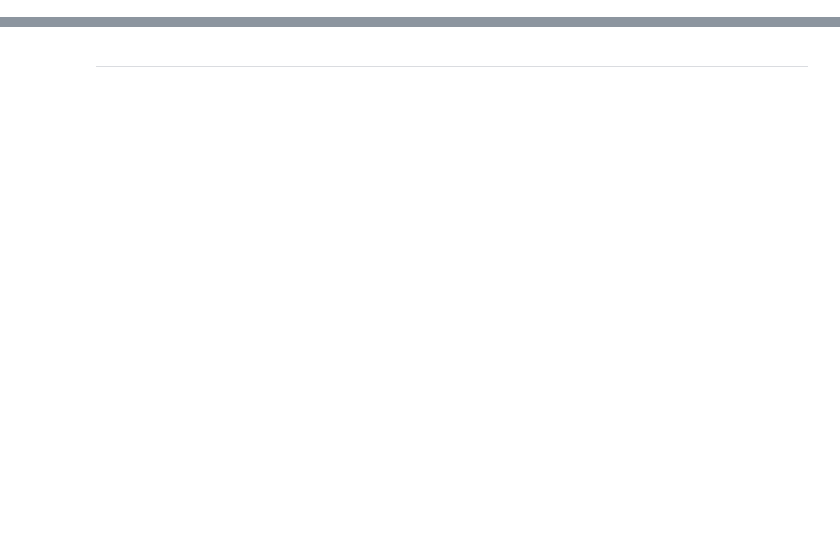
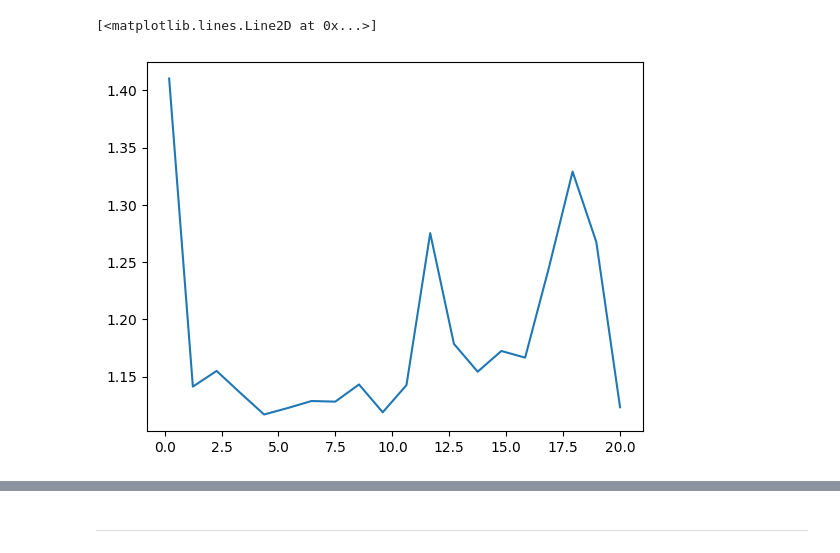
Before and after one commit to z7743/FastCCM, a Jupyter notebook: notebooks/FastCCM computational efficiency test.ipynb, the cells around one changed output, grey strips where cells are left out. Cells and saved outputs as stored; diff of their text form; code cells hidden in the pictures; blank space fills up the shorter version.

```diff
--- a/notebooks/FastCCM computational efficiency test.ipynb
+++ b/notebooks/FastCCM computational efficiency test.ipynb
@@ -28,0 +83,15 @@ Y_emb = np.random.uniform(size=(max(timeseries_counts), 100000, 1))
+# %%
+res = []
+for g in np.linspace(0.2,20,20):
+    for i in range(3):
+        t = time.time()
+
+        ccm = PairwiseCCM(device="cpu", dtype="float32", compute_dtype="float32", verbose=0,memory_budget_gb=g)
+        ccm.score_matrix(X_emb, Y_emb, library_size=1600, sample_size=550, exclusion_window=30, tp=0, neighbor_backend="pykeops",method="simplex", nbrs_num=10, theta=5,clean_after=False)
+
+        res += [time.time()-t]
+# %%
+plt.plot(np.linspace(0.2,20,20),np.array(res).reshape(-1,3).mean(axis=1))
+# %% [output]
+[<matplotlib.lines.Line2D at 0x...>]
+[figure, added]
```
Also changed, not shown: parts of 50 cells of this notebook, 6 other files.
